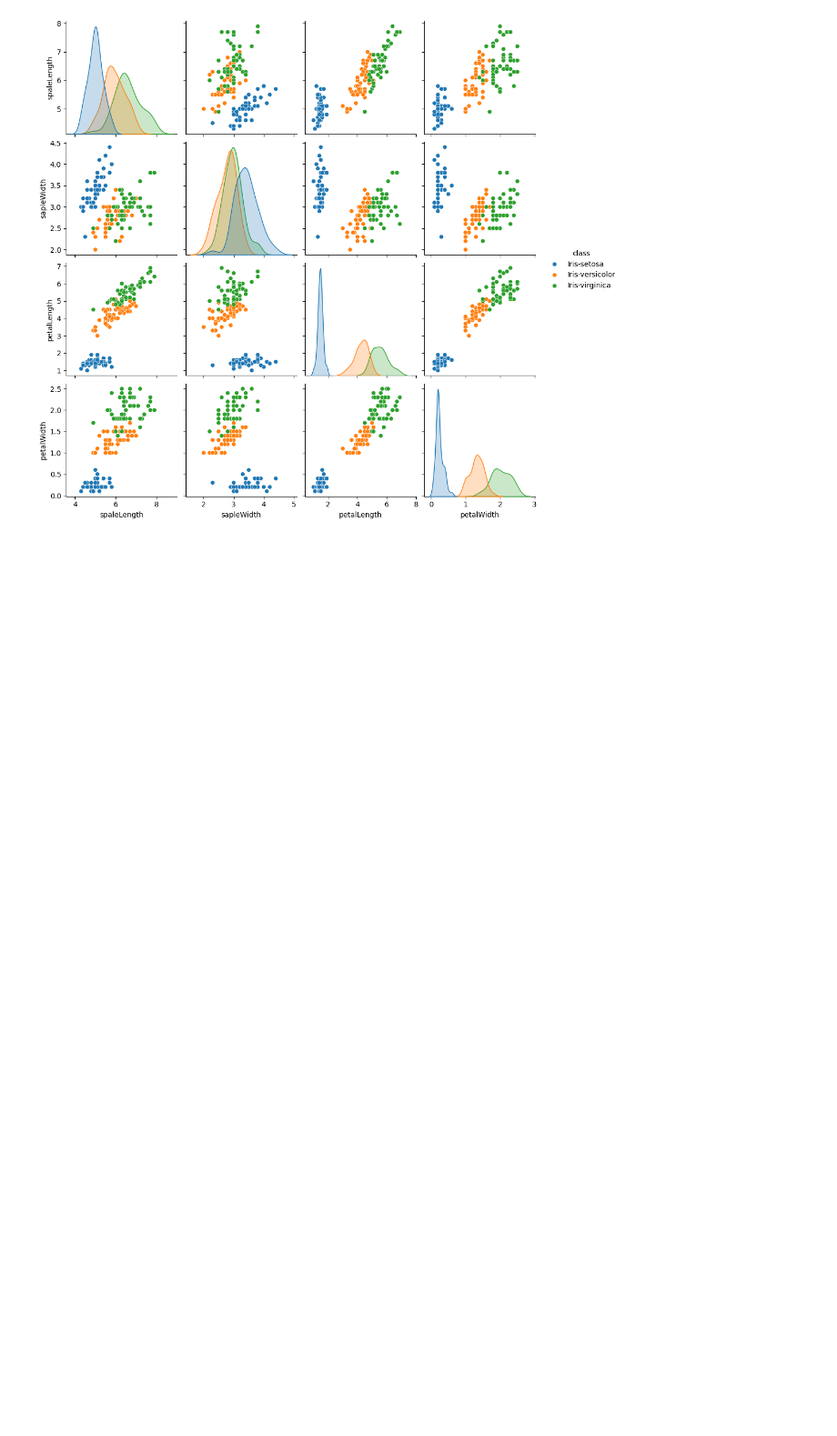
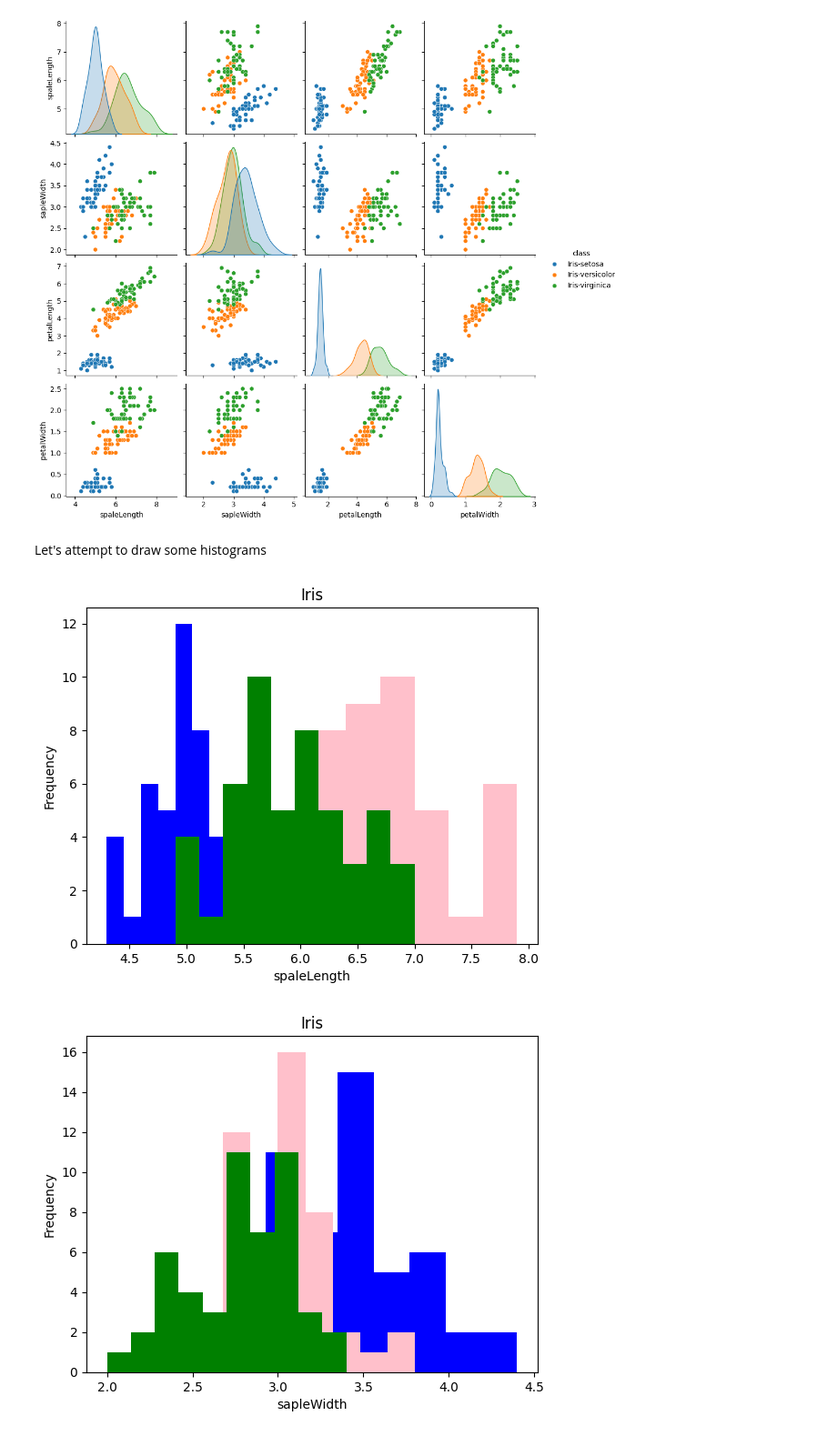
Before and after one commit to yusuf-codes10/iris.ml, a Jupyter notebook: iris.ipynb, the cells around one changed output. Shown at 91% size. Drawn from its saved outputs; the diff is of its cells as text; code cells hidden in the pictures; blank space fills up the shorter version.

Commit message:
drawing some histograms for my data

```diff
--- a/iris.ipynb
+++ b/iris.ipynb
@@ -90,3 +90,17 @@ sns.pairplot(df, hue='class')
 plt.show()
 # %% [output]
 [figure]
+# %% [markdown]
+Let's attempt to draw some histograms
+# %%
+for col in labels[:-1]:
+  plt.hist(df[df['class'] == 'Iris-setosa'][col], color='blue')
+  plt.hist(df[df['class'] == 'Iris-virginica'][col], color='pink')
+  plt.hist(df[df['class'] == 'Iris-versicolor'][col], color='green')
+  plt.title('Iris')
+  plt.xlabel(col)
+  plt.ylabel('Frequency')
+  plt.show()
+# %% [output]
+[figure, added]
+[figure, added]
```
Also changed, not shown: parts of 1 cell of this notebook.
